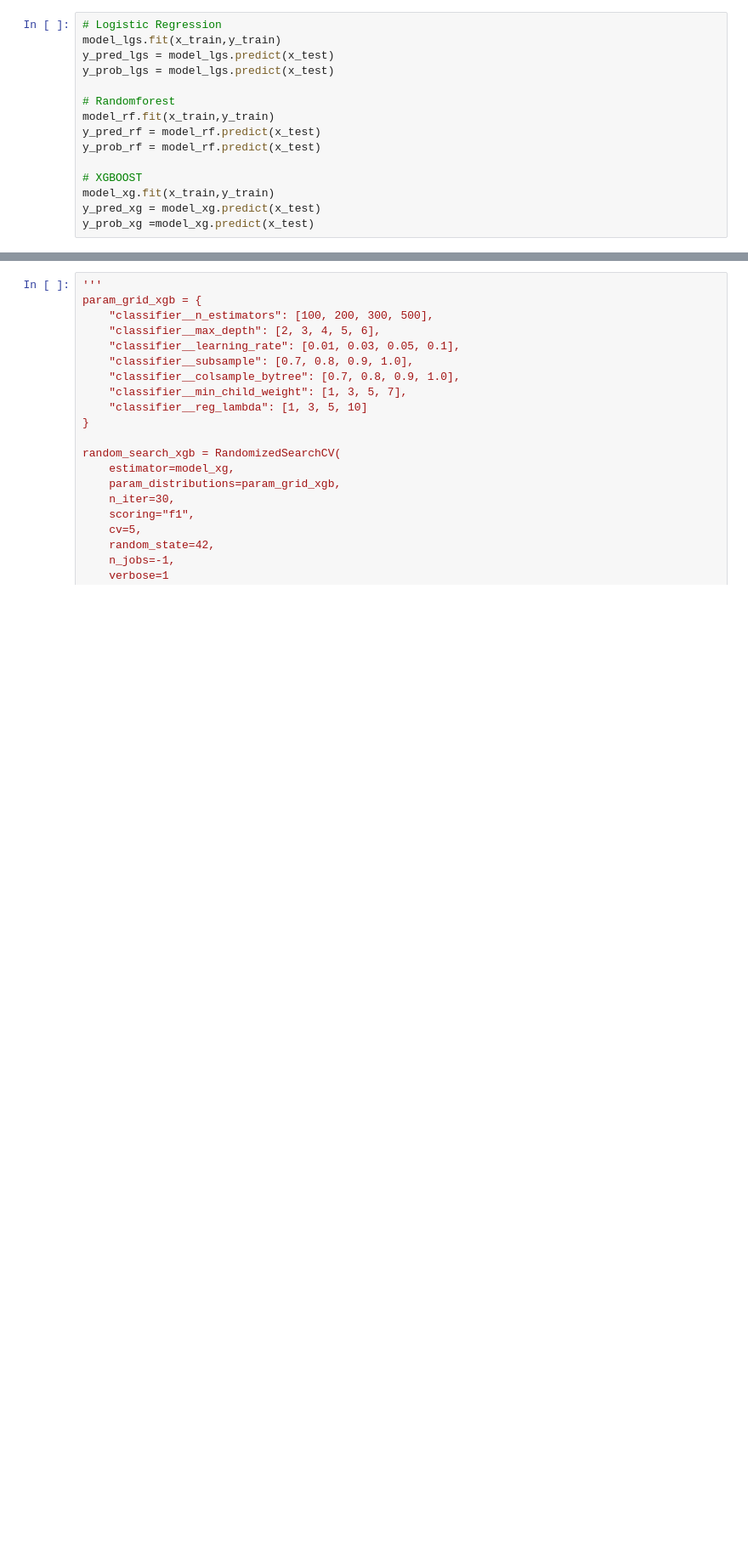
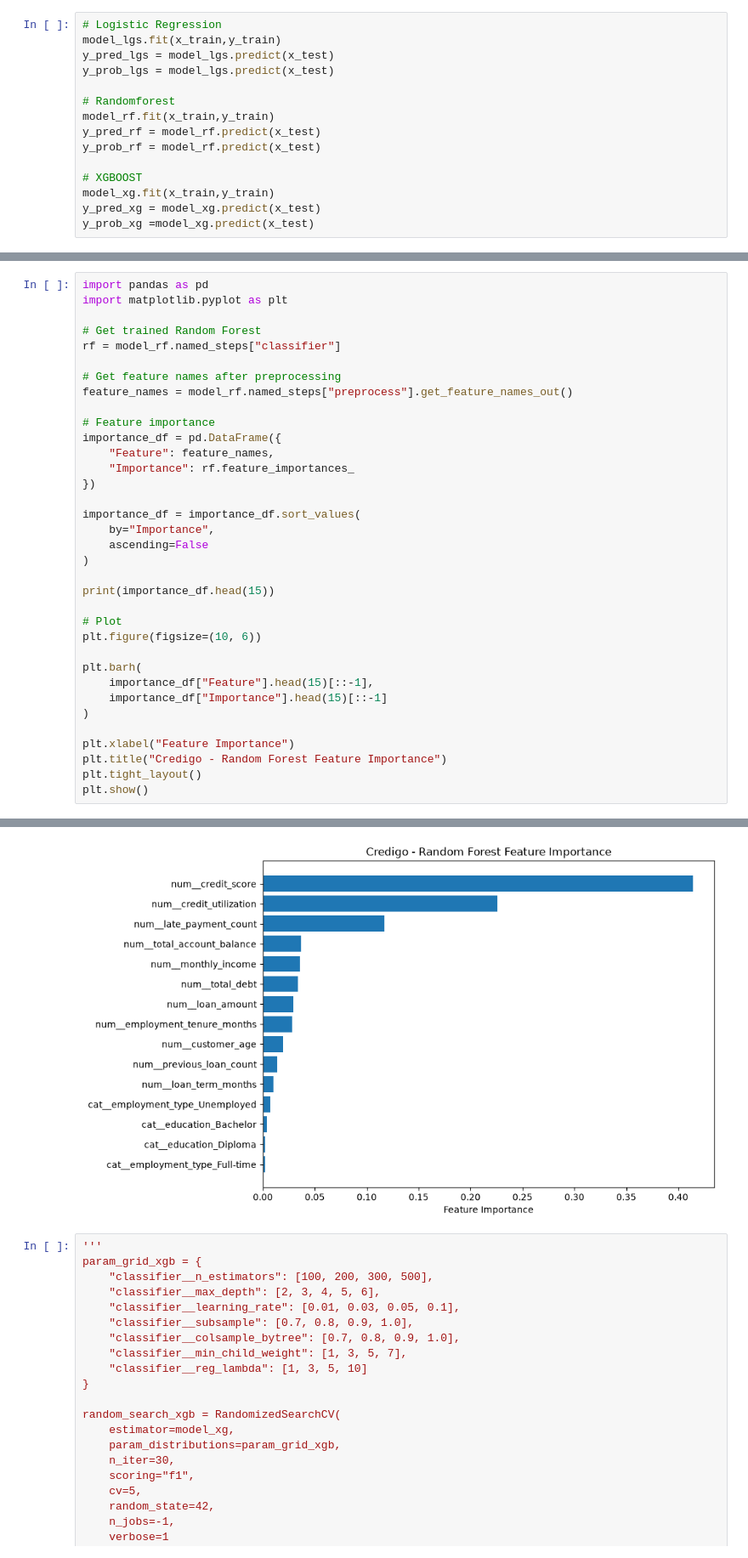
Before and after one commit to IttikornMafaka/Credigo, a Jupyter notebook: ml_training/train.ipynb, the cells around one changed output, grey strips where cells are left out. Shown at 85% size. Drawn from its saved outputs; the diff is of its cells as text; blank space fills up the shorter version.

```diff
--- a/ml_training/train.ipynb
+++ b/ml_training/train.ipynb
@@ -278,0 +348,36 @@ print(random_search.best_score_)
+# %%
+import pandas as pd
+import matplotlib.pyplot as plt
+
+# Get trained Random Forest
+rf = model_rf.named_steps["classifier"]
+
+# Get feature names after preprocessing
+feature_names = model_rf.named_steps["preprocess"].get_feature_names_out()
+
+# Feature importance
+importance_df = pd.DataFrame({
+    "Feature": feature_names,
+    "Importance": rf.feature_importances_
+})
+
+importance_df = importance_df.sort_values(
+    by="Importance",
+    ascending=False
+)
+
+print(importance_df.head(15))
+
+# Plot
+plt.figure(figsize=(10, 6))
+
+plt.barh(
+    importance_df["Feature"].head(15)[::-1],
+    importance_df["Importance"].head(15)[::-1]
+)
+
+plt.xlabel("Feature Importance")
+plt.title("Credigo - Random Forest Feature Importance")
+plt.tight_layout()
+plt.show()
+# %% [output]
@@ -279,3 +400,4 @@ print(random_search.best_score_)
+[figure, added]
 # %%
 '''
 param_grid_xgb = {
```
Also changed, not shown: parts of 17 cells of this notebook, 12 other files.
